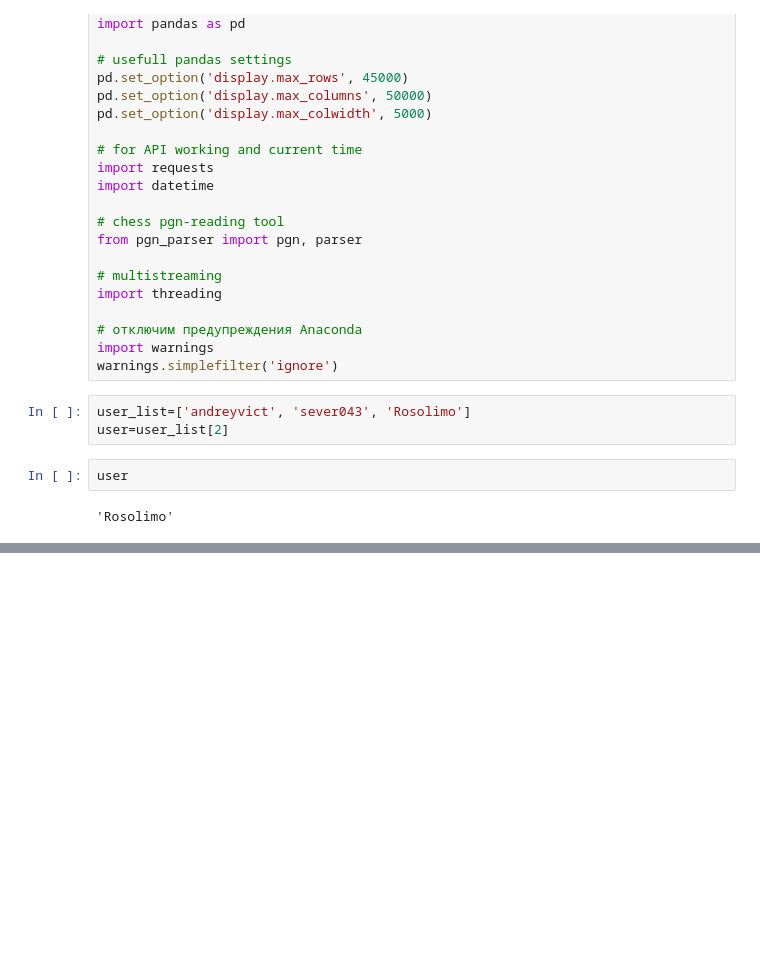
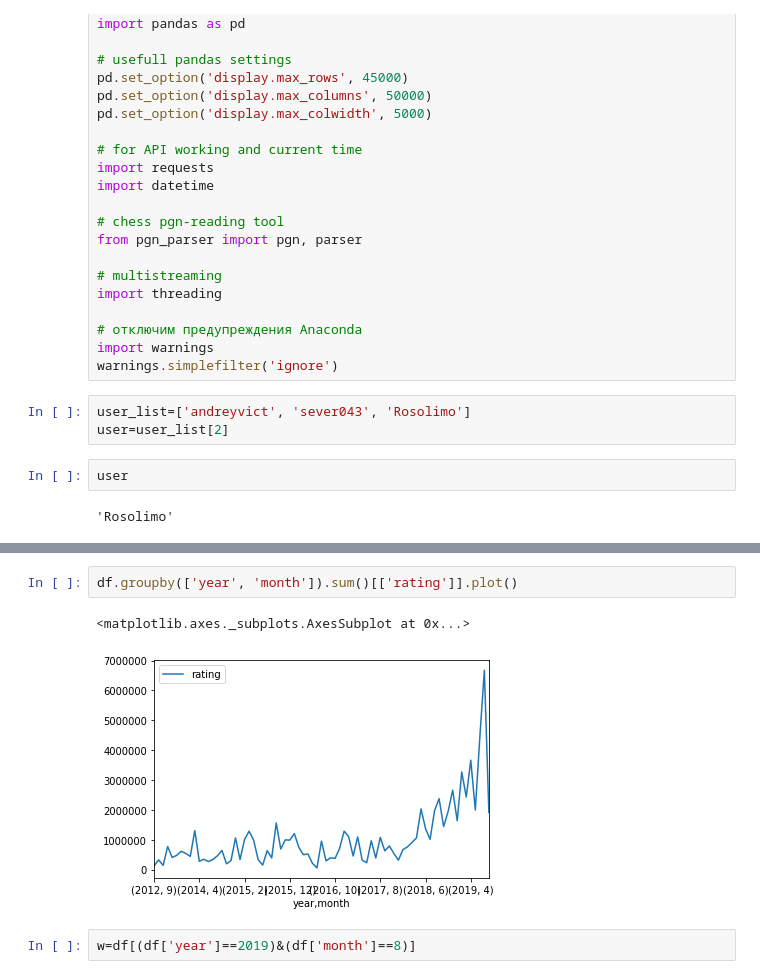
Before and after one commit to rosolimo212/chesscom, a Jupyter notebook: Current_user_forec.ipynb, the cells around one changed output, grey strips where cells are left out. Saved outputs shown, nothing was run; the diff lists cells and outputs as text; blank space fills up the shorter version.

```diff
--- a/Current_user_forec.ipynb
+++ b/Current_user_forec.ipynb
@@ -42,0 +74,7 @@ df.sample(4)
+# %%
+df.groupby(['year', 'month']).sum()[['rating']].plot()
+# %% [output]
+<matplotlib.axes._subplots.AxesSubplot at 0x...>
+[figure, added]
+# %%
+w=df[(df['year']==2019)&(df['month']==8)]
```
Also changed, not shown: parts of 6 cells of this notebook, 2 other files.
